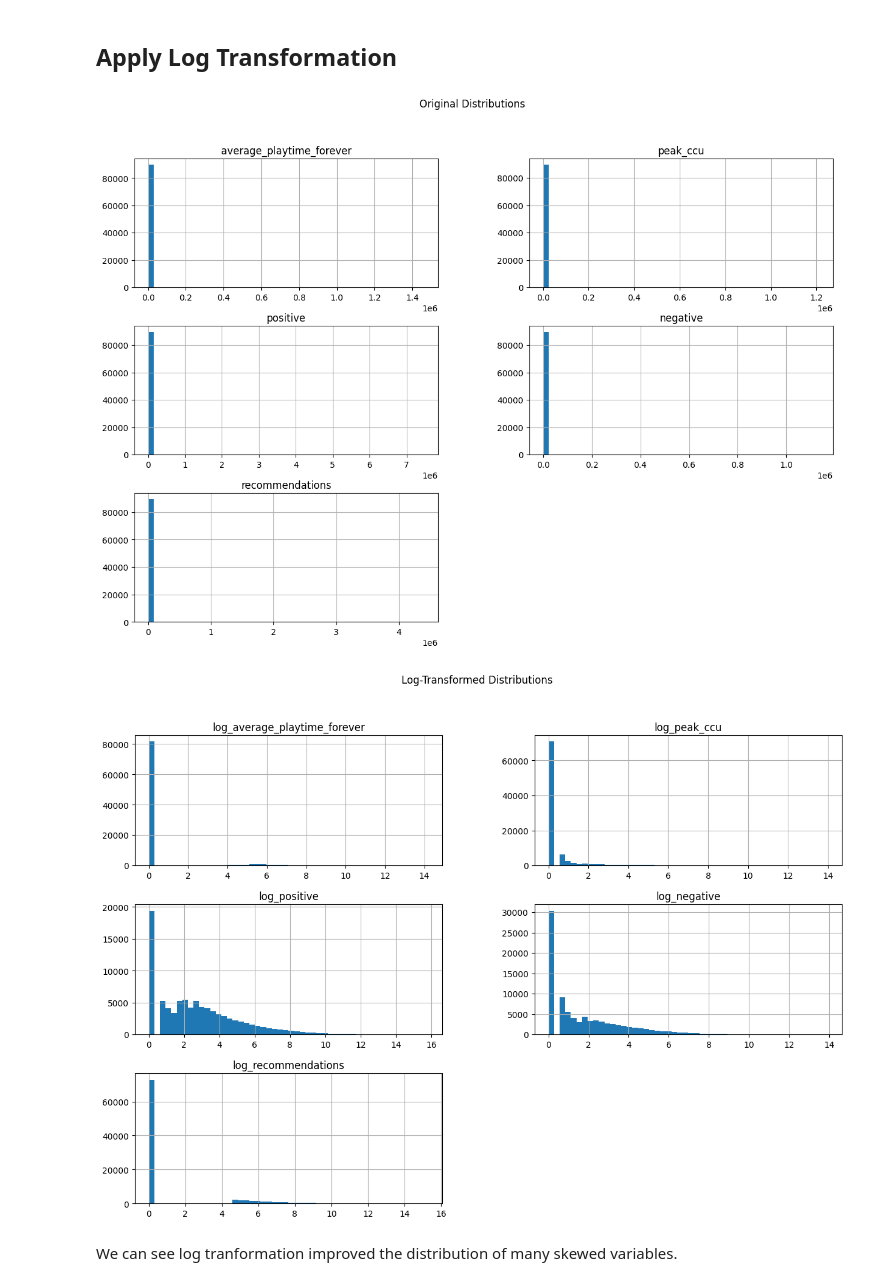
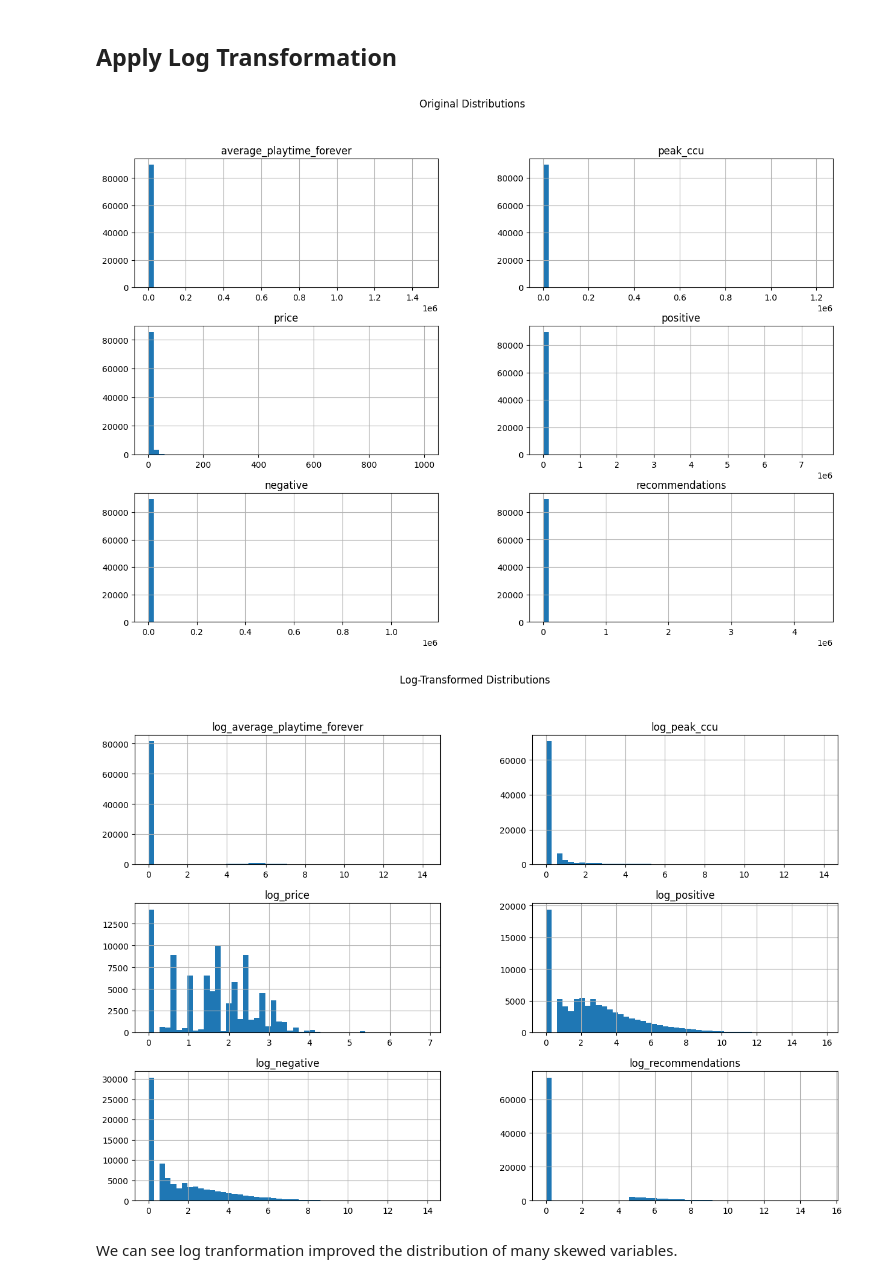
Before and after one commit to oscartsai2620/STAT315_Final, a Jupyter notebook: Final Project.ipynb, the cells around one changed output. Saved outputs shown, nothing was run; the diff lists cells and outputs as text; code cells hidden in the pictures.

```diff
--- a/Final Project.ipynb
+++ b/Final Project.ipynb
@@ -174,20 +191,20 @@ for col in log_cols:
     df_log[f'log_{col}'] = np.log1p(cleaned)
 # %%
 # variables we want to show
-skewed_cols = ['average_playtime_forever', 'peak_ccu', 'positive', 'negative', 'recommendations']
+skewed_cols = ['average_playtime_forever', 'peak_ccu', 'price', 'positive', 'negative', 'recommendations']
 
 # plot histograms for skewed columns
 df[skewed_cols].hist(bins=50, figsize=(15, 10))
 plt.suptitle('Original Distributions')
 plt.show()
 
 # Verify transformation
 df_log[[f'log_{col}' for col in skewed_cols]].hist(bins=50, figsize=(15, 10))
 plt.suptitle('Log-Transformed Distributions')
 plt.show()
 # %% [output]
-[figure, old version]
+[figure, new version]
-[figure, old version]
+[figure, new version]
 # %% [markdown]
 We can see log tranformation improved the distribution of many skewed variables.
 # %% [markdown]
```
Also changed, not shown: parts of 40 cells of this notebook, 3 other files.
